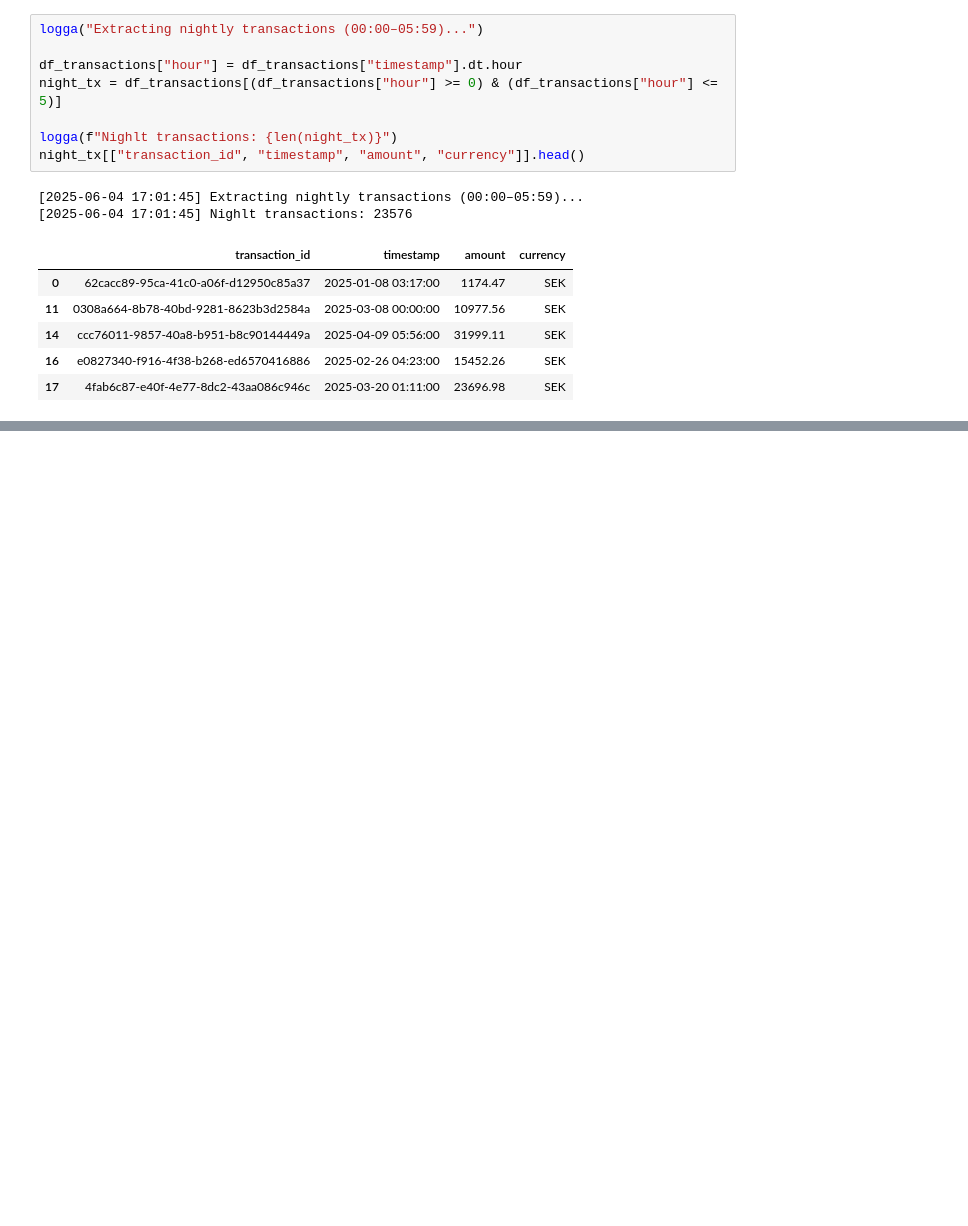
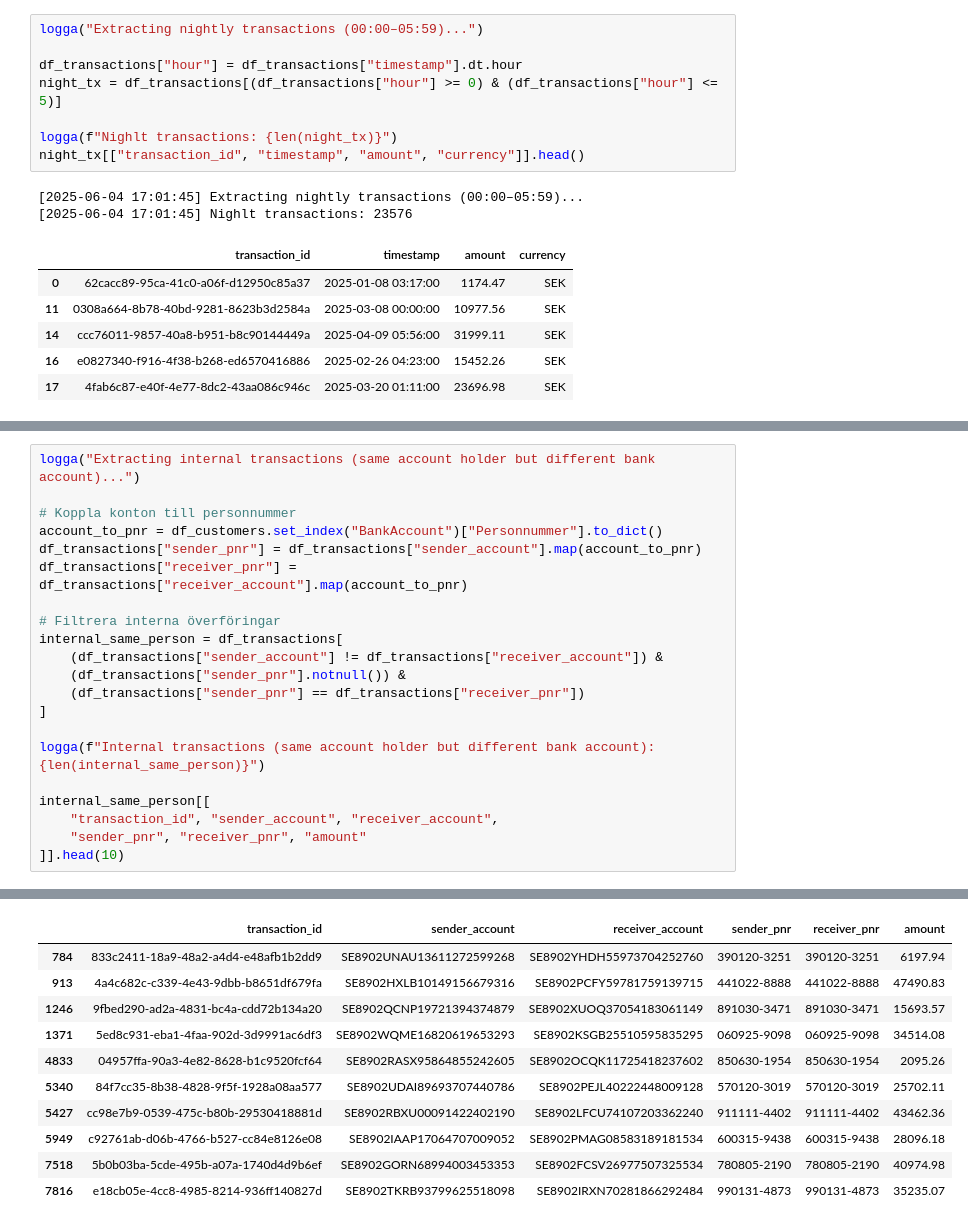
Before and after one commit to MalinHoog/bank-python-groupproject, a Jupyter notebook: transactions_logs.ipynb, the cells around one changed output, grey strips where cells are left out. Cells and saved outputs as stored; diff of their text form; blank space fills up the shorter version.

```diff
--- a/transactions_logs.ipynb
+++ b/transactions_logs.ipynb
@@ -79,0 +150,22 @@ night_tx[["transaction_id", "timestamp", "amount", "currency"]].head()
+# %%
+logga("Extracting internal transactions (same account holder but different bank account)...")
+
+# Koppla konton till personnummer
+account_to_pnr = df_customers.set_index("BankAccount")["Personnummer"].to_dict()
+df_transactions["sender_pnr"] = df_transactions["sender_account"].map(account_to_pnr)
+df_transactions["receiver_pnr"] = df_transactions["receiver_account"].map(account_to_pnr)
+
+# Filtrera interna överföringar
+internal_same_person = df_transactions[
+    (df_transactions["sender_account"] != df_transactions["receiver_account"]) &
+    (df_transactions["sender_pnr"].notnull()) &
+    (df_transactions["sender_pnr"] == df_transactions["receiver_pnr"])
+]
+
+logga(f"Internal transactions (same account holder but different bank account): {len(internal_same_person)}")
+
+internal_same_person[[
+    "transaction_id", "sender_account", "receiver_account",
+    "sender_pnr", "receiver_pnr", "amount"
+]].head(10)
+# %% [output]
@@ -79,0 +174,11 @@ night_tx[["transaction_id", "timestamp", "amount", "currency"]].head()
+|  | transaction_id | sender_account | receiver_account | sender_pnr | receiver_pnr | amount |
+| 784 | 833c2411-18a9-48a2-a4d4-e48afb1b2dd9 | SE8902UNAU13611272599268 | SE8902YHDH55973704252760 | 390120-3251 | 390120-3251 | 6197.94 |
+| 913 | 4a4c682c-c339-4e43-9dbb-b8651df679fa | SE8902HXLB10149156679316 | SE8902PCFY59781759139715 | 441022-8888 | 441022-8888 | 47490.83 |
+| 1246 | 9fbed290-ad2a-4831-bc4a-cdd72b134a20 | SE8902QCNP19721394374879 | SE8902XUOQ37054183061149 | 891030-3471 | 891030-3471 | 15693.57 |
+| 1371 | 5ed8c931-eba1-4faa-902d-3d9991ac6df3 | SE8902WQME16820619653293 | SE8902KSGB25510595835295 | 060925-9098 | 060925-9098 | 34514.08 |
+| 4833 | 04957ffa-90a3-4e82-8628-b1c9520fcf64 | SE8902RASX95864855242605 | SE8902OCQK11725418237602 | 850630-1954 | 850630-1954 | 2095.26 |
+| 5340 | 84f7cc35-8b38-4828-9f5f-1928a08aa577 | SE8902UDAI89693707440786 | SE8902PEJL40222448009128 | 570120-3019 | 570120-3019 | 25702.11 |
+| 5427 | cc98e7b9-0539-475c-b80b-29530418881d | SE8902RBXU00091422402190 | SE8902LFCU74107203362240 | 911111-4402 | 911111-4402 | 43462.36 |
+| 5949 | c92761ab-d06b-4766-b527-cc84e8126e08 | SE8902IAAP17064707009052 | SE8902PMAG08583189181534 | 600315-9438 | 600315-9438 | 28096.18 |
+| 7518 | 5b0b03ba-5cde-495b-a07a-1740d4d9b6ef | SE8902GORN68994003453353 | SE8902FCSV26977507325534 | 780805-2190 | 780805-2190 | 40974.98 |
+| 7816 | e18cb05e-4cc8-4985-8214-936ff140827d | SE8902TKRB93799625518098 | SE8902IRXN70281866292484 | 990131-4873 | 990131-4873 | 35235.07 |
```
Also changed, not shown: parts of 10 cells of this notebook, 1 other file.
